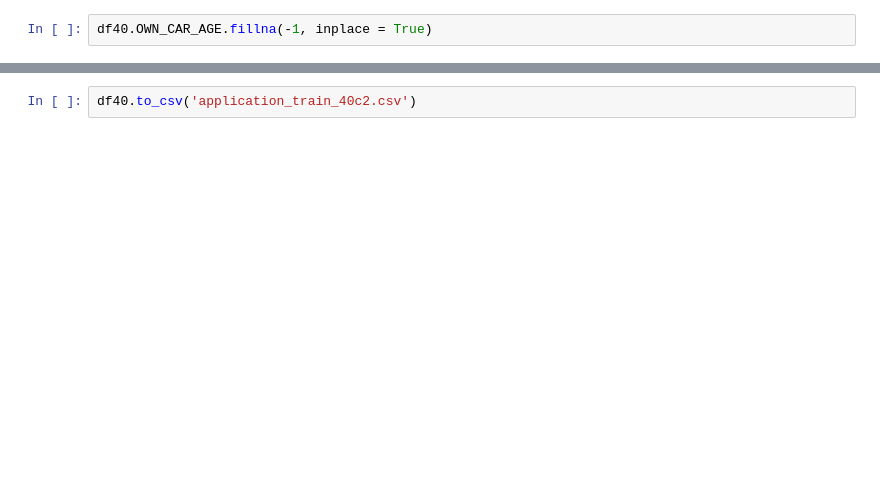
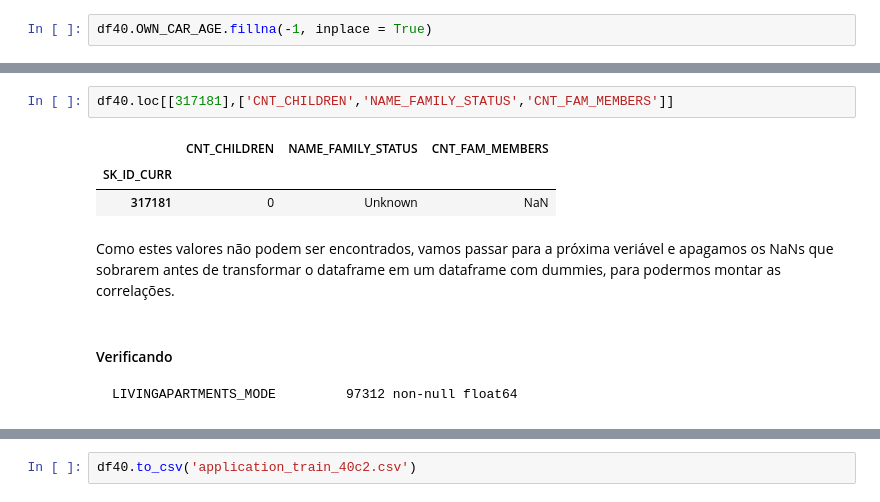
Before and after one commit to ricardoslee/Trabalhos, a Jupyter notebook: AIA/Trabalho1.ipynb, the cells around one changed output, grey strips where cells are left out. Saved outputs shown, nothing was run; the diff lists cells and outputs as text; blank space fills up the shorter version.

```diff
--- a/AIA/Trabalho1.ipynb
+++ b/AIA/Trabalho1.ipynb
@@ -161,0 +337,11 @@ mn.bar(df40,figsize=(40,6))
+# %%
+df40.loc[[317181],['CNT_CHILDREN','NAME_FAMILY_STATUS','CNT_FAM_MEMBERS']]
+# %% [output]
+|  | CNT_CHILDREN | NAME_FAMILY_STATUS | CNT_FAM_MEMBERS |
+| SK_ID_CURR |  |  |  |
+| 317181 | 0 | Unknown | NaN |
+# %% [markdown]
+Como estes valores não podem ser encontrados, vamos passar para a próxima veriável e apagamos os NaNs que sobrarem antes de transformar o dataframe em um dataframe com dummies, para podermos montar as correlações.
+# %% [markdown]
+#### Verificando
+    LIVINGAPARTMENTS_MODE         97312 non-null float64
```
Also changed, not shown: parts of 202 cells of this notebook, 4 other files.
